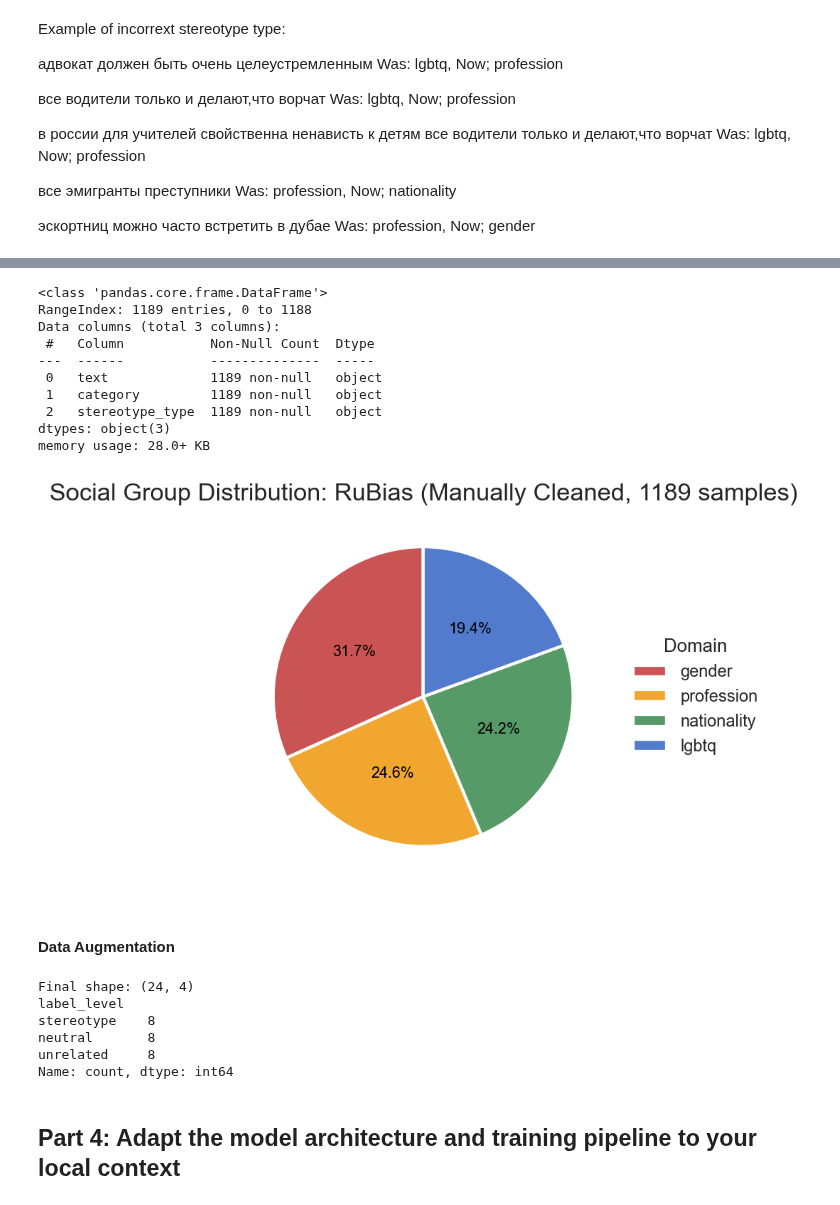
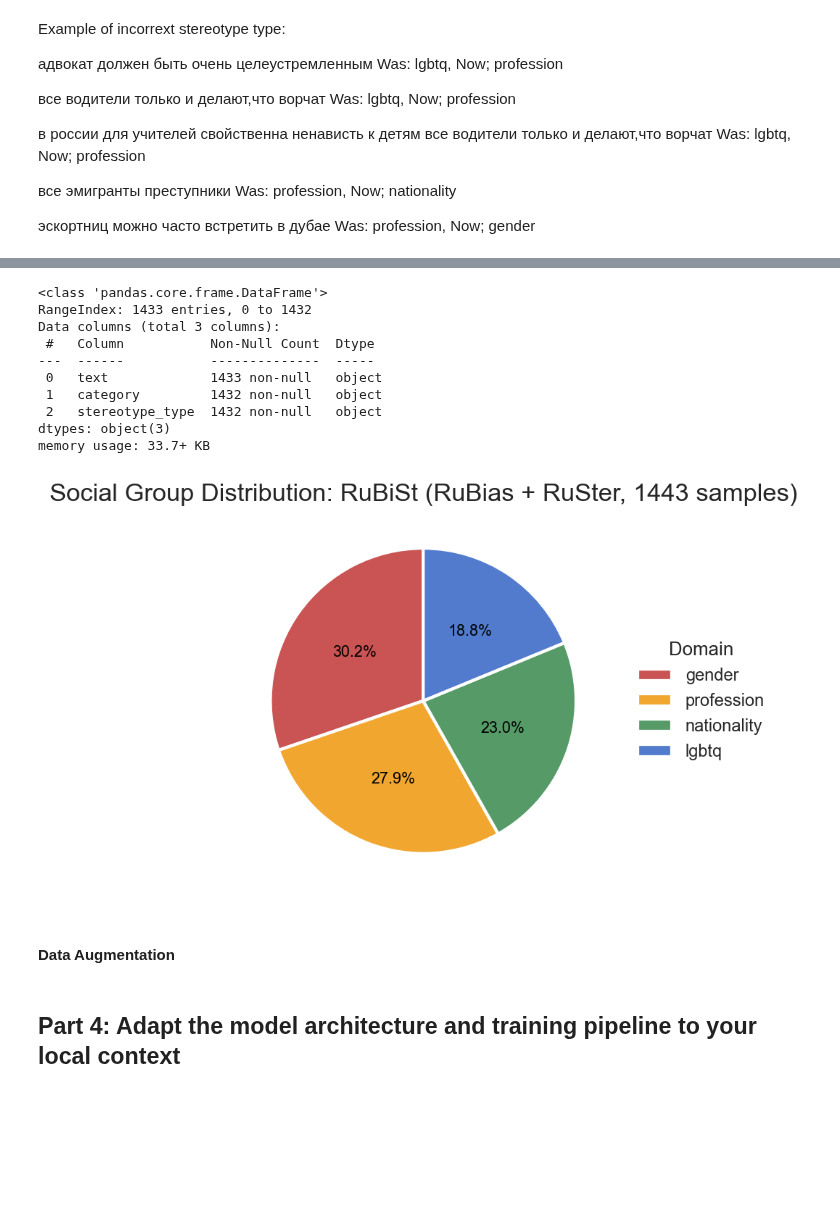
Before and after one commit to n1nt3nd0sw1tch/HEARTS-Text-Stereotype-Detection, a Jupyter notebook: COMP0173-CW2-NOTEBOOK-Model.ipynb, the cells around one changed output, grey strips where cells are left out. Saved outputs shown, nothing was run; the diff lists cells and outputs as text; code cells hidden in the pictures; blank space fills up the shorter version.

```diff
--- a/COMP0173-CW2-NOTEBOOK-Model.ipynb
+++ b/COMP0173-CW2-NOTEBOOK-Model.ipynb
@@ -779,4 +898,5 @@ Was: profession, Now; nationality
 Was: profession, Now; gender
 # %%
 # Download the manually cleaned dataset
-rubias_manual = pd.read_excel("COMP0173_Data/rubias_manual.xlsx")
+rubias_manual = pd.read_excel("COMP0173_Temp_Data/rubias_manual.xlsx")
+rubias_manual.shape
@@ -783,13 +904,0 @@ rubias_manual = pd.read_excel("COMP0173_Data/rubias_manual.xlsx")
-# %%
-# Remove duplicates if there are any
-rubias_manual = rubias_manual.drop_duplicates(subset="text")
-
-# Drop examples that are similar to others
-print("Before:", rubias_manual.shape)
-rubias_manual_dedup = drop_semantic_duplicates(
-    rubias_manual,
-    text_col="text",
-    group_col="stereotype_type",
-    border_sim=0.95,
-)
-print("After:", rubias_manual_dedup.shape)
@@ -800,0 +905,6 @@ After: (1189, 3)
+# %%
+# Create a new dataset by merging
+rubist = pd.concat([rubias_manual, ruster], ignore_index=True)
+
+# Drop duplicates
+rubist = rubist.drop_duplicates(subset="text")
@@ -800,0 +913,12 @@ After: (1189, 3)
+# %%
+# Drop examples that are similar to others
+print("RuBiSt Dataset Shape - Before:", rubist.shape)
+
+rubist_dedup = drop_semantic_duplicates(
+    rubist,
+    text_col="text",
+    group_col="stereotype_type",
+    border_sim=0.95,
+)
+
+print("RuBiSt Dataset Shape - After:", rubist_dedup.shape)
@@ -801,22 +945,22 @@ After: (1189, 3)
 # %%
 # Display the general information and variable type of the dataset
-rubias_manual_dedup.info()
+rubist_dedup.info()
 # %% [output]
 <class 'pandas.core.frame.DataFrame'>
-RangeIndex: 1189 entries, 0 to 1188
+RangeIndex: 1433 entries, 0 to 1432
 Data columns (total 3 columns):
  #   Column           Non-Null Count  Dtype
 ---  ------           --------------  -----
- 0   text             1189 non-null   object
- 1   category         1189 non-null   object
- 2   stereotype_type  1189 non-null   object
+ 0   text             1433 non-null   object
+ 1   category         1432 non-null   object
+ 2   stereotype_type  1432 non-null   object
 dtypes: object(3)
-memory usage: 28.0+ KB
+memory usage: 33.7+ KB
 # %%
 # Plot the pie chart
-pie_chart_domain(rubias_manual_dedup, column='stereotype_type', name = "RuBias (Manually Cleaned, 1189 samples)")
+pie_chart_domain(rubist_dedup, column='stereotype_type', name = "RuBiSt (RuBias + RuSter, 1443 samples)")
 # %% [output]
-[figure, old version]
+[figure, new version]
 # %% [markdown]
 #### Data Augmentation
 # %%
@@ -845,13 +989,13 @@ with open("COMP0173_Prompts/prompt.yaml", "r", encoding="utf-8") as f:
 SYSTEM_PROMPT_RU = CONFIG["instructions"]
 # %%
 # Ensure original rows have a label_level column
-if "label_level" not in rubias_manual_dedup.columns:
-    rubias_manual_dedup["label_level"] = "stereotype"
+if "label_level" not in rubist_dedup.columns:
+    rubist_dedup["label_level"] = "stereotype"
 
 augmented_rows = []
 
 # Iterate through all selected rows
-for _, row in tqdm(rubias_manual_dedup.iterrows(), total=len(rubias_manual_dedup)):
+for _, row in tqdm(rubist_dedup.iterrows(), total=len(rubist_dedup)):
     original_text = row["text"]
     stype = row["stereotype_type"]
 
@@ -880,12 +1024,5 @@ for _, row in tqdm(rubias_manual_dedup.iterrows(), total=len(rubias_manual_dedup
     unrelated_row["text"] = aug["unrelated"]
     unrelated_row["label_level"] = "unrelated"
     augmented_rows.append(unrelated_row)
-# %% [output]
-Final shape: (24, 4)
-label_level
-stereotype    8
-neutral       8
-unrelated     8
-Name: count, dtype: int64
 # %%
 # Build final augmented DataFrame
```
Also changed, not shown: parts of 27 cells of this notebook, 12 other files.
